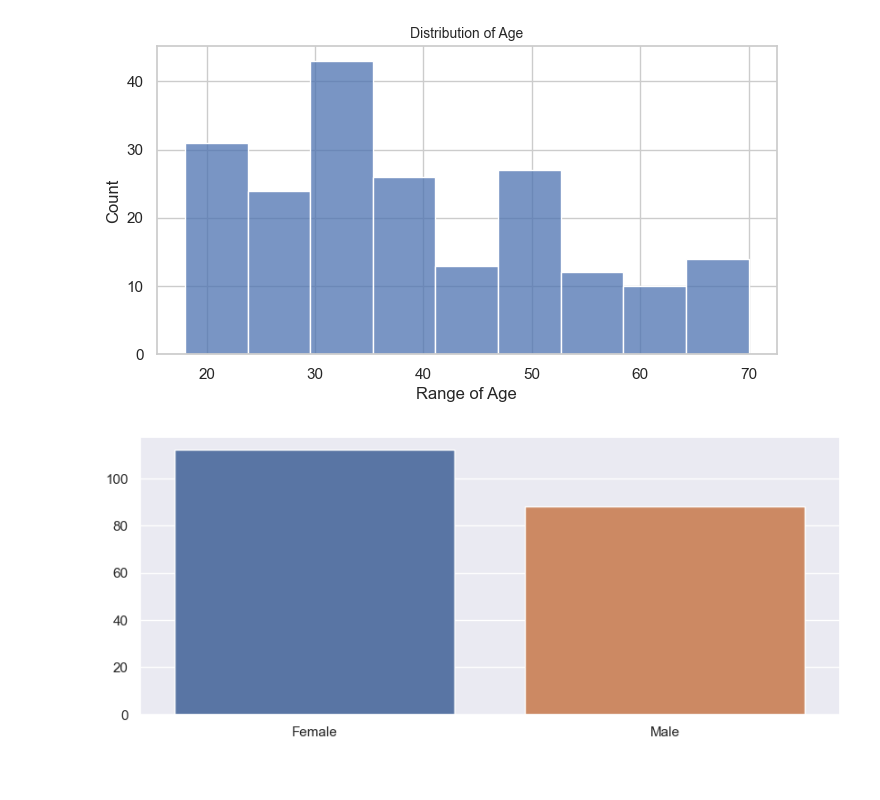
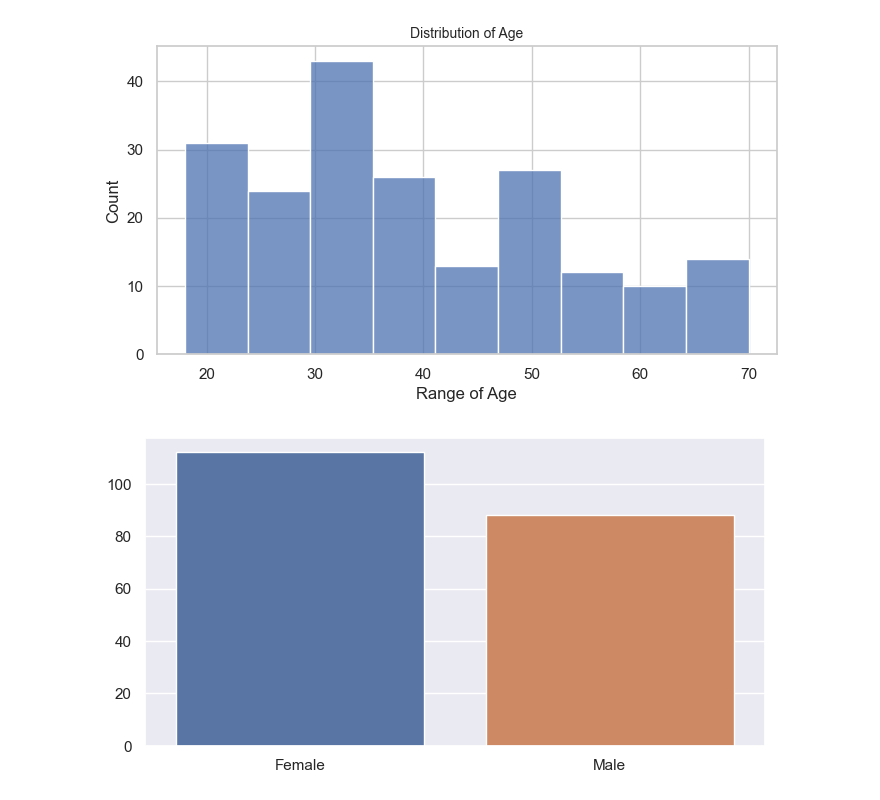
Before and after one commit to gideon-ogunbanjo/ClusterMallAI, a Jupyter notebook: ClusterMallAI.ipynb, the cells around one changed output. Saved outputs shown, nothing was run; the diff lists cells and outputs as text; code cells hidden in the pictures.

```diff
--- a/ClusterMallAI.ipynb
+++ b/ClusterMallAI.ipynb
@@ -61,9 +61,9 @@ Text(0, 0.5, 'Count')
 # %%
 # gender analysis
 genders = data.Gender.value_counts()
 sns.set_style("darkgrid")
-plt.figure(figsize=(10,4))
+plt.figure(figsize=(8, 4))
 sns.barplot(x=genders.index, y=genders.values)
 plt.show()
 # %% [output]
-[figure, old version]
+[figure, new version]
```
Also changed, not shown: parts of 7 cells of this notebook, 1 other file.
